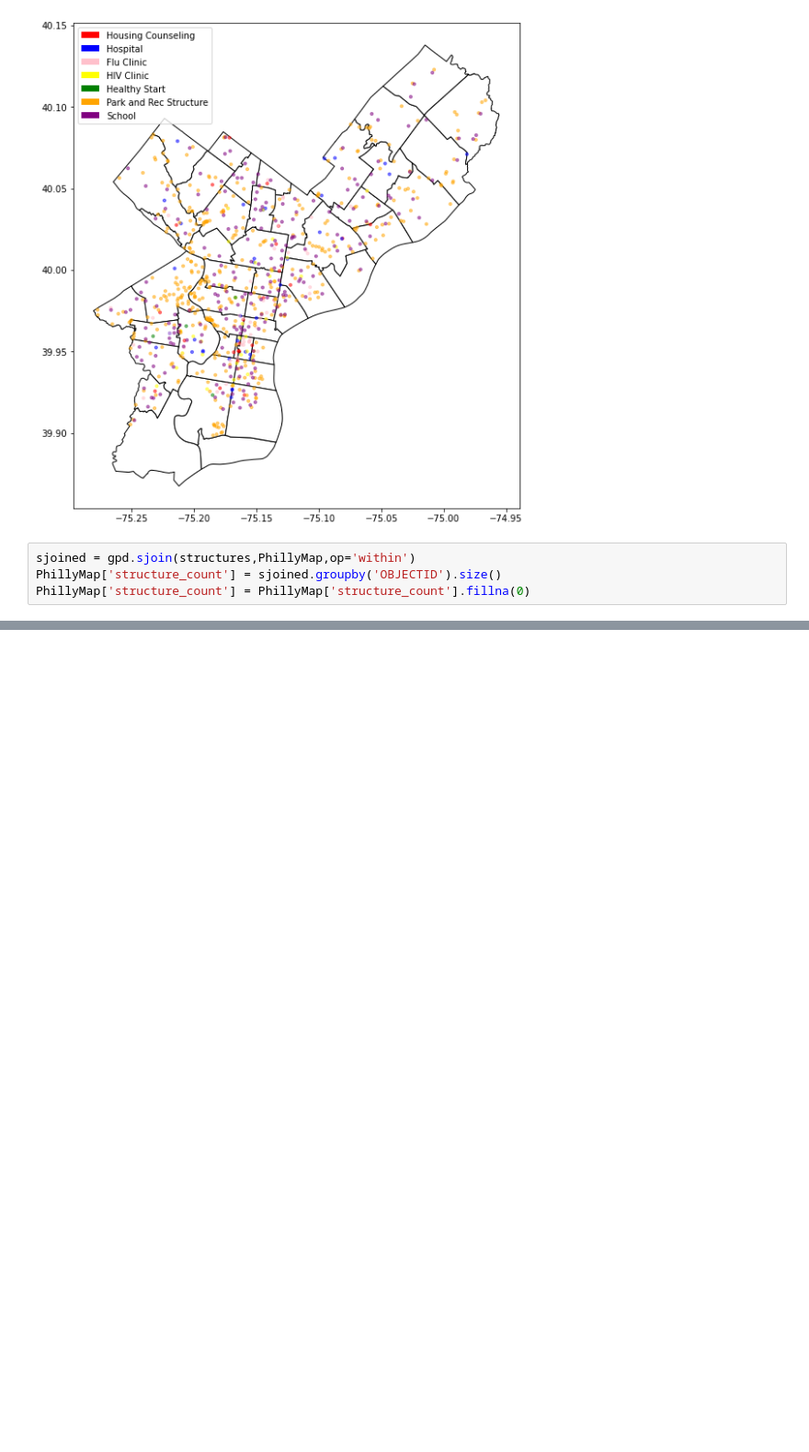
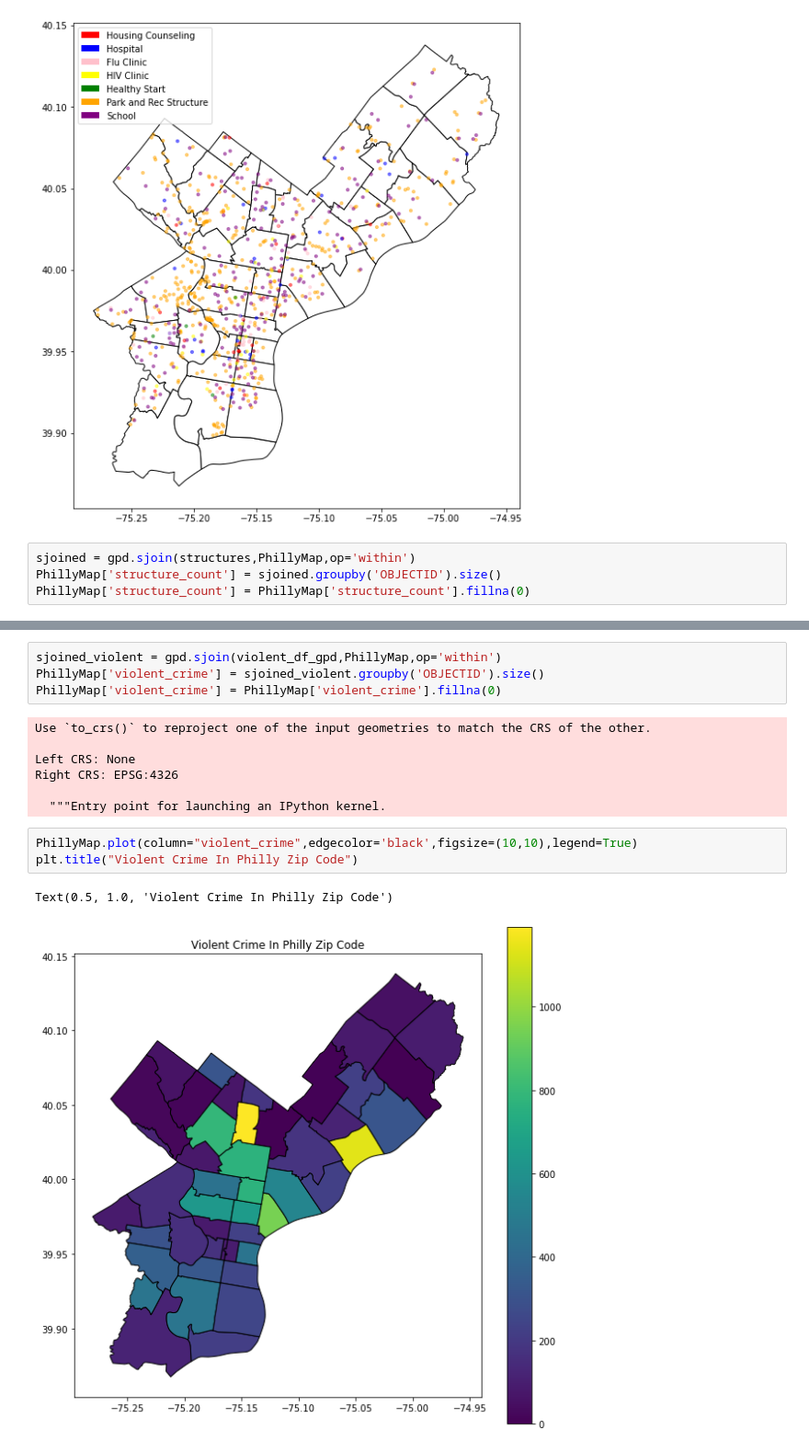
Before and after one commit to mbod/fundcarenotcops_apl, a Jupyter notebook: notebooks/Physical_Structure_Resources.ipynb, the cells around one changed output, grey strips where cells are left out. Shown: that part at 92% size. Cells and saved outputs as stored; diff of their text form; blank space fills up the shorter version.

```diff
--- a/notebooks/Physical_Structure_Resources.ipynb
+++ b/notebooks/Physical_Structure_Resources.ipynb
@@ -109,0 +118,17 @@ ValueError: supplied range of [-inf, 1.724275869600789] is not finite
+# %%
+sjoined_violent = gpd.sjoin(violent_df_gpd,PhillyMap,op='within')
+PhillyMap['violent_crime'] = sjoined_violent.groupby('OBJECTID').size()
+PhillyMap['violent_crime'] = PhillyMap['violent_crime'].fillna(0)
+# %% [output]
+Use `to_crs()` to reproject one of the input geometries to match the CRS of the other.
+
+Left CRS: None
+Right CRS: EPSG:4326
+
+  """Entry point for launching an IPython kernel.
+# %%
+PhillyMap.plot(column="violent_crime",edgecolor='black',figsize=(10,10),legend=True)
+plt.title("Violent Crime In Philly Zip Code")
+# %% [output]
+Text(0.5, 1.0, 'Violent Crime In Philly Zip Code')
+[figure, added]
```
Also changed, not shown: parts of 18 cells of this notebook.
